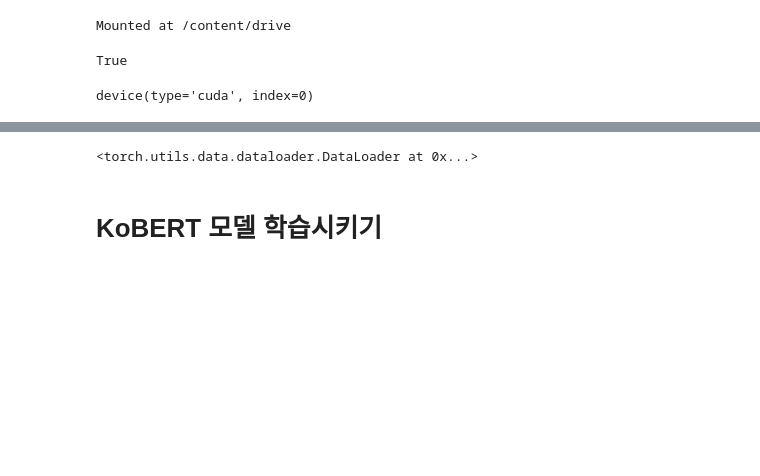
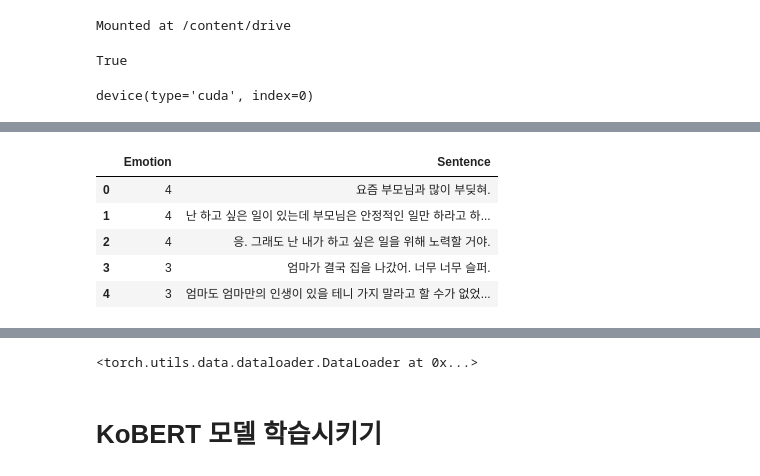
Before and after one commit to ryuni-dev/KU-Hackathon-DL-Server, a Jupyter notebook: KoBERT_Sentiment_test.ipynb, the cells around one changed output, grey strips where cells are left out. Drawn from its saved outputs; the diff is of its cells as text; code cells hidden in the pictures; blank space fills up the shorter version.

```diff
--- a/KoBERT_Sentiment_test.ipynb
+++ b/KoBERT_Sentiment_test.ipynb
@@ -147,3 +148,14 @@ test_data
+# %%
+test_data = test_data.drop(labels='Unnamed: 0', axis=1)
+test_data.columns = ['Emotion', 'Sentence']
+test_data.head()
+# %% [output]
+|  | Emotion | Sentence |
+| 0 | 4 | 요즘 부모님과 많이 부딪혀. |
+| 1 | 4 | 난 하고 싶은 일이 있는데 부모님은 안정적인 일만 하라고 하... |
+| 2 | 4 | 응. 그래도 난 내가 하고 싶은 일을 위해 노력할 거야. |
+| 3 | 3 | 엄마가 결국 집을 나갔어. 너무 너무 슬퍼. |
+| 4 | 3 | 엄마도 엄마만의 인생이 있을 테니 가지 말라고 할 수가 없었... |
 # %%
 print(len(test_data), len(train_data))
 # %% [output]
```
Also changed, not shown: parts of 22 cells of this notebook, 6 other files.
